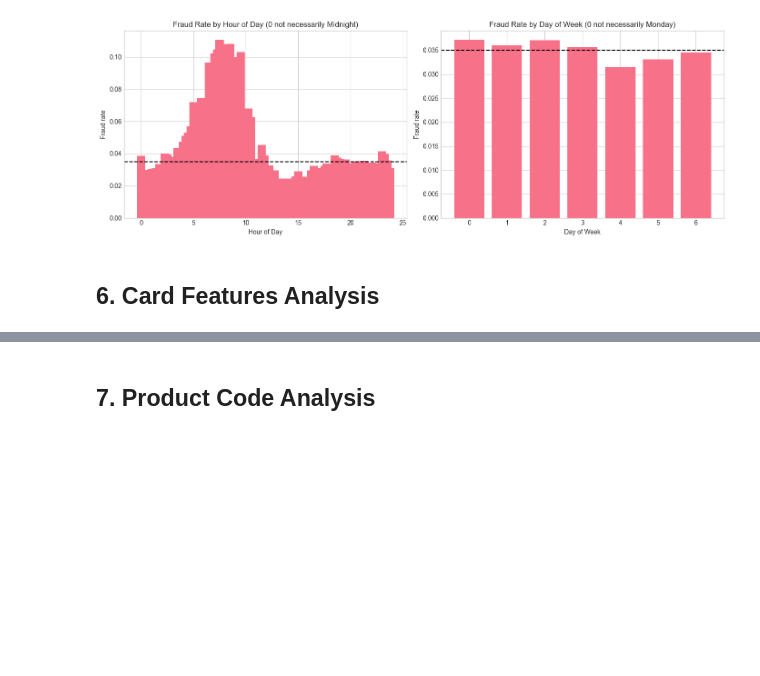
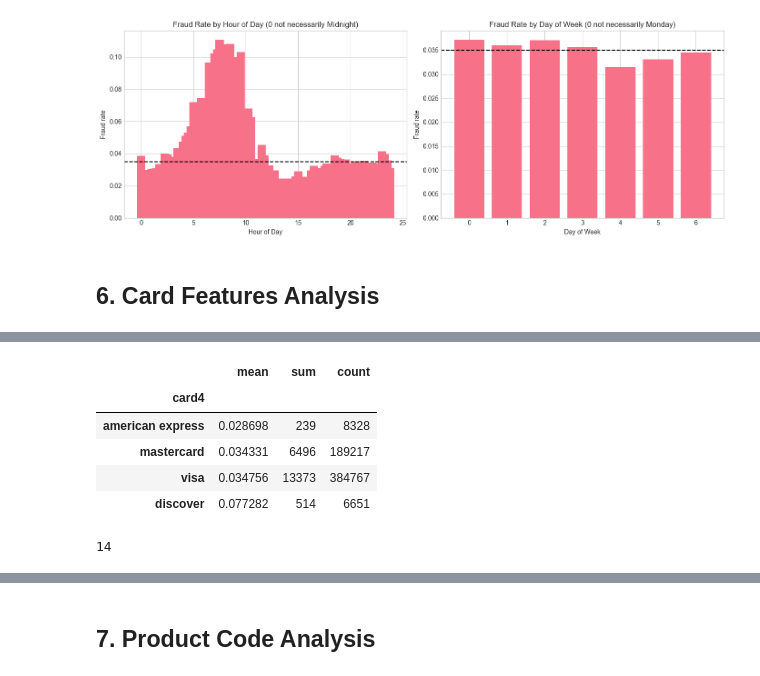
Before and after one commit to DrPrettyman/ieee-fraud-detection, a Jupyter notebook: notebooks/01_eda.ipynb, the cells around one changed output, grey strips where cells are left out. Saved outputs shown, nothing was run; the diff lists cells and outputs as text; code cells hidden in the pictures; blank space fills up the shorter version.

```diff
--- a/notebooks/01_eda.ipynb
+++ b/notebooks/01_eda.ipynb
@@ -415,0 +436,16 @@ plt.show()
+# %%
+fraud_by_card
+# %% [output]
+|  | mean | sum | count |
+| card4 |  |  |  |
+| american express | 0.028698 | 239 | 8328 |
+| mastercard | 0.034331 | 6496 | 189217 |
+| visa | 0.034756 | 13373 | 384767 |
+| discover | 0.077282 | 514 | 6651 |
+# %%
+n = 12736346183416
+s = str(n)
+
+len(s)
+# %% [output]
+14
```
Also changed, not shown: parts of 17 cells of this notebook, 2 other files.
